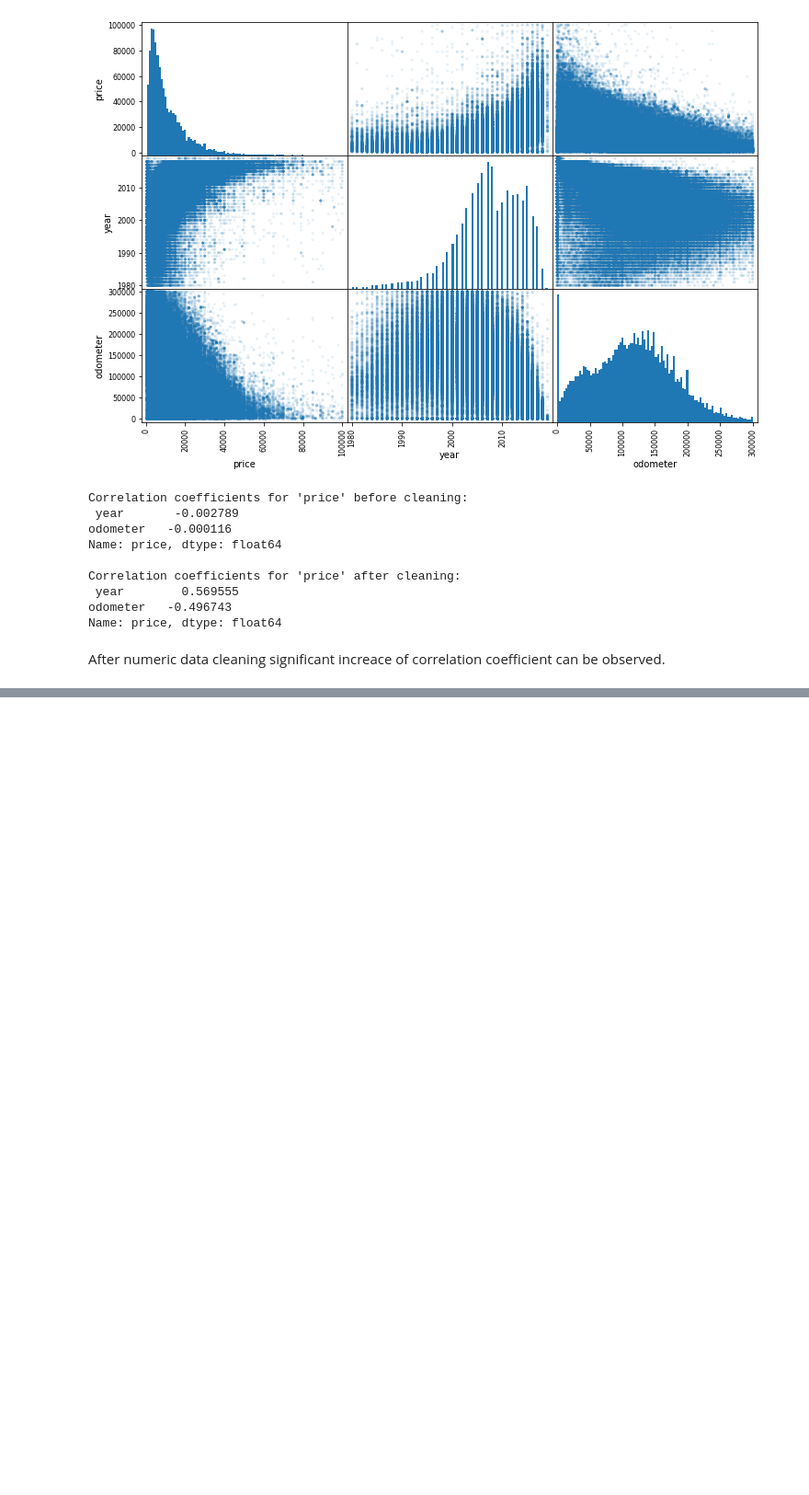
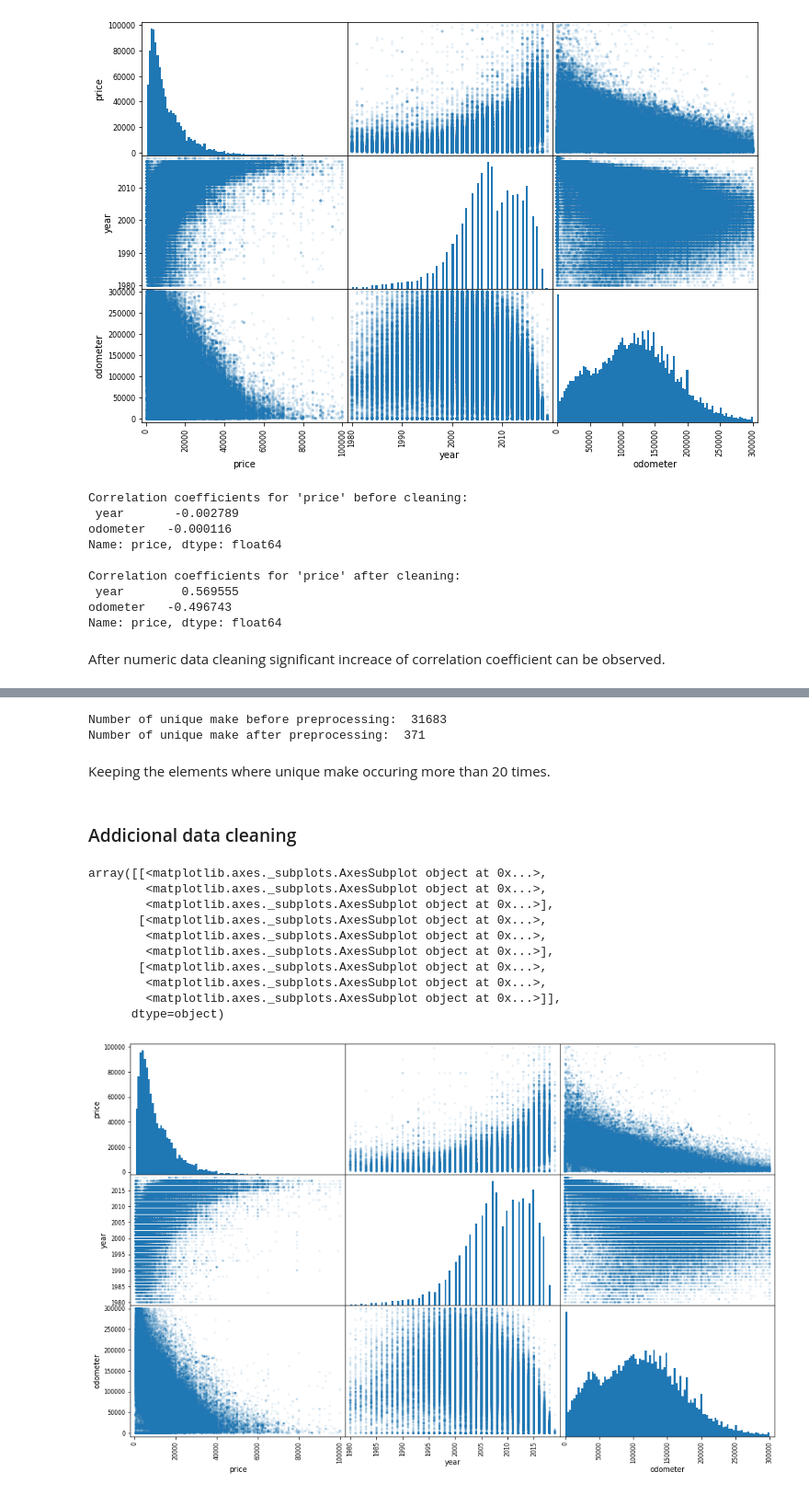
Before and after one commit to Michal-Pocztowski/Car-price-predictor, a Jupyter notebook: Cars.ipynb, the cells around one changed output, grey strips where cells are left out. Shown at 92% size. Cells and saved outputs as stored; diff of their text form; code cells hidden in the pictures; blank space fills up the shorter version.

Commit message:
Add III part of data cleaning ('manufacturer' and 'make' cleaning)

```diff
--- a/Cars.ipynb
+++ b/Cars.ipynb
@@ -669,0 +689,11 @@ After numeric data cleaning significant increace of correlation coefficient can
+# %%
+from vehicle_makes import get_makes_and_models
+import numpy as np
+
+makes_and_models = get_makes_and_models()
+makes_and_models = {model.lower(): set(ele.lower() for ele in make) for model, make in makes_and_models.items()}
+manufacturer_set = makes_and_models.keys()
+cars['manufacturer'] = cars['manufacturer'].apply(lambda ele: ele.lower())
+unique_manufacturer = set(cars['manufacturer'].unique())
+unique_manufacturer = unique_manufacturer.intersection(manufacturer_set)
+cars = cars[cars["manufacturer"].isin(unique_manufacturer)]
@@ -669,0 +727,41 @@ After numeric data cleaning significant increace of correlation coefficient can
+# %%
+cars_list = cars[['manufacturer', 'make']].values
+makes_list = [np.nan] * len(cars_list)
+
+for index, [manufacturer, make] in enumerate(cars_list):
+    for ele in makes_and_models[manufacturer]:
+        if ele in make:
+            makes_list[index] = ele
+            continue
+cars.drop(columns=['make'])
+cars = cars.assign(make = makes_list)
+cars.dropna(subset=['make'], inplace=True)
+# %%
+unique_make_after_preprocessing = len(cars['make'].unique())
+print("Number of unique make before preprocessing: ", unique_make_before_preprocessing)
+print("Number of unique make after preprocessing: ", unique_make_after_preprocessing)
+# %% [output]
+Number of unique make before preprocessing:  31683
+Number of unique make after preprocessing:  371
+# %% [markdown]
+Keeping the elements where unique make occuring more than 20 times.
+# %%
+using_makes = {make for make, count in cars.make.value_counts().items() if count > 20}
+# %%
+cars = cars[cars["make"].isin(using_makes)]
+# %% [markdown]
+### Addicional data cleaning
+# %%
+scatter_matrix(cars[attr], figsize=(16, 10), alpha=0.1, hist_kwds={'bins': 100})
+# %% [output]
+array([[<matplotlib.axes._subplots.AxesSubplot object at 0x...>,
+        <matplotlib.axes._subplots.AxesSubplot object at 0x...>,
+        <matplotlib.axes._subplots.AxesSubplot object at 0x...>],
+       [<matplotlib.axes._subplots.AxesSubplot object at 0x...>,
+        <matplotlib.axes._subplots.AxesSubplot object at 0x...>,
+        <matplotlib.axes._subplots.AxesSubplot object at 0x...>],
+       [<matplotlib.axes._subplots.AxesSubplot object at 0x...>,
+        <matplotlib.axes._subplots.AxesSubplot object at 0x...>,
+        <matplotlib.axes._subplots.AxesSubplot object at 0x...>]],
+      dtype=object)
+[figure, added]
```
Also changed, not shown: parts of 11 cells of this notebook.
